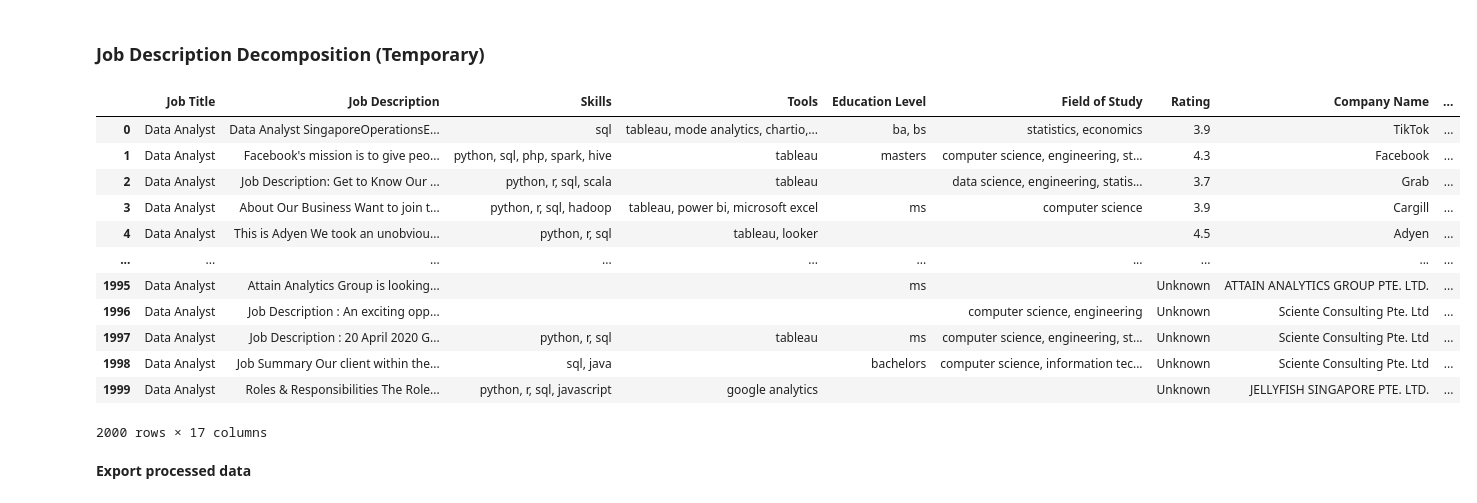
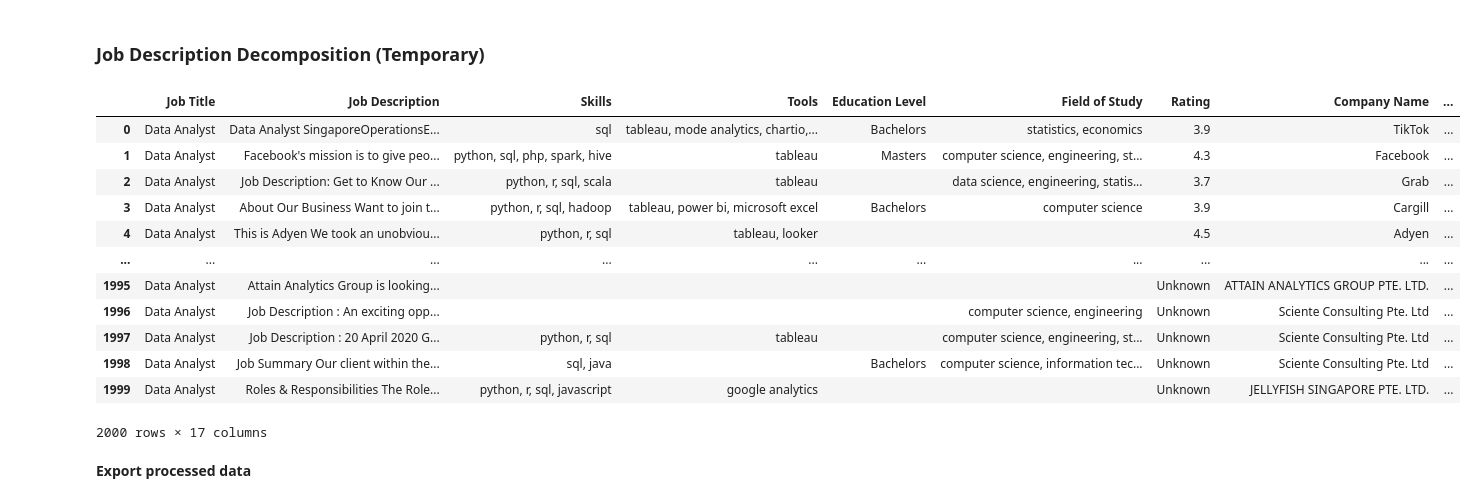
Before and after one commit to Xertifyed-noob/SkillsDash, a Jupyter notebook: notebooks/Data Transformation.ipynb, the cells around one changed output. Drawn from its saved outputs; the diff is of its cells as text; code cells hidden in the pictures.

Commit message:
chore: Improve backend classification for job descriptions

```diff
--- a/notebooks/Data Transformation.ipynb
+++ b/notebooks/Data Transformation.ipynb
@@ -101,59 +101,62 @@ tools_keywords = [
     'aws', 'azure', 'google cloud platform', 'gcp', 'ibm cloud', 'oracle cloud', 'alibaba cloud',
     'jira', 'trello', 'asana', 'slack', 'microsoft teams', 'confluence'
 ]
-education_level_keywords = ['bachelors', 'masters', 'phd', 'ba', 'bs', 'ms', 'mba', 'ma', 'mphil', 'meng', 'beng']
-
+education_level_mapping = {
+    'bachelors': 'Bachelors', "bachelor's": 'Bachelors', 'ba': 'Bachelors', 'bs': 'Bachelors', 'beng': 'Bachelors',
+    'masters': 'Masters', "master's": 'Masters', 'mba': 'Masters', 'ma': 'Masters', 'meng': 'Masters', 'mphil': 'Masters',
+    'phd': 'PhD'
+}
 field_of_study_keywords = ['computer science', 'data science', 'information technology', 'engineering', 'statistics', 'mathematics', 'economics', 'business administration', 'physics', 'chemistry', 'biology']
 
 # Convert keywords to lowercase for case-insensitive matching
 skills_keywords = [re.escape(keyword.lower()) for keyword in skills_keywords]
 tools_keywords = [re.escape(keyword.lower()) for keyword in tools_keywords]
-education_level_keywords = [re.escape(keyword.lower()) for keyword in education_level_keywords]
+education_level_keywords = [keyword.lower() for keyword in education_level_mapping.keys()]
 field_of_study_keywords = [re.escape(keyword.lower()) for keyword in field_of_study_keywords]
 
 def classify_entities(job_description):
     description_lower = job_description.lower()
 
     # Use regular expressions to match whole words
     skills = [skill for skill in skills_keywords if re.search(r'\b' + skill + r'\b', description_lower)]
     tools = [tool for tool in tools_keywords if re.search(r'\b' + tool + r'\b', description_lower)]
-    education_level = [edu_level for edu_level in education_level_keywords if re.search(r'\b' + edu_level + r'\b', description_lower)]
+    education_level = {education_level_mapping[edu_level] for edu_level in education_level_keywords if re.search(r'\b' + re.escape(edu_level) + r'\b', description_lower)}
     field_of_study = [field for field in field_of_study_keywords if re.search(r'\b' + field + r'\b', description_lower)]
 
-    return ', '.join(skills), ', '.join(tools), ', '.join(education_level), ', '.join(field_of_study)
+    return ', '.join(skills), ', '.join(tools), ', '.join(list(education_level)), ', '.join(field_of_study)
 
 # Apply the classification to each job description
 df[['Skills', 'Tools', 'Education Level', 'Field of Study']] = df['Job Description'].apply(lambda x: pd.Series(classify_entities(x)))
 
 # Insert the new columns after "Job Description" and before "Rating"
 job_desc_index = df.columns.get_loc('Job Description')
 rating_index = df.columns.get_loc('Rating')
 
 columns = list(df.columns)
 new_columns_order = columns[:job_desc_index + 1] + ['Skills', 'Tools', 'Education Level', 'Field of Study'] + columns[job_desc_index + 1:rating_index] + columns[rating_index:]
 
 df = df[new_columns_order]
 
 # Removes newline characters and backslashes
 df = df.replace({r'\n': ' ', r'\\': ''}, regex=True)
 
 # Drop duplicate 'Skills', 'Tools', 'Education' columns
 columns_to_drop = ['Skills', 'Tools', 'Education Level', 'Field of Study']
 df = df.loc[:, ~df.columns.duplicated()]
 
 df
 # %% [output]
 |  | Job Title | Job Description | Skills | Tools | Education Level | Field of Study | Rating | Company Name | ... |
-| 0 | Data Analyst | Data Analyst SingaporeOperationsE... | sql | tableau, mode analytics, chartio,... | ba, bs | statistics, economics | 3.9 | TikTok | ... |
-| 1 | Data Analyst | Facebook's mission is to give peo... | python, sql, php, spark, hive | tableau | masters | computer science, engineering, st... | 4.3 | Facebook | ... |
+| 0 | Data Analyst | Data Analyst SingaporeOperationsE... | sql | tableau, mode analytics, chartio,... | Bachelors | statistics, economics | 3.9 | TikTok | ... |
+| 1 | Data Analyst | Facebook's mission is to give peo... | python, sql, php, spark, hive | tableau | Masters | computer science, engineering, st... | 4.3 | Facebook | ... |
 | 2 | Data Analyst | Job Description: Get to Know Our ... | python, r, sql, scala | tableau |  | data science, engineering, statis... | 3.7 | Grab | ... |
-| 3 | Data Analyst | About Our Business Want to join t... | python, r, sql, hadoop | tableau, power bi, microsoft excel | ms | computer science | 3.9 | Cargill | ... |
+| 3 | Data Analyst | About Our Business Want to join t... | python, r, sql, hadoop | tableau, power bi, microsoft excel | Bachelors | computer science | 3.9 | Cargill | ... |
 | 4 | Data Analyst | This is Adyen We took an unobviou... | python, r, sql | tableau, looker |  |  | 4.5 | Adyen | ... |
 | ... | ... | ... | ... | ... | ... | ... | ... | ... | ... |
-| 1995 | Data Analyst | Attain Analytics Group is looking... |  |  | ms |  | Unknown | ATTAIN ANALYTICS GROUP PTE. LTD. | ... |
+| 1995 | Data Analyst | Attain Analytics Group is looking... |  |  |  |  | Unknown | ATTAIN ANALYTICS GROUP PTE. LTD. | ... |
 | 1996 | Data Analyst | Job Description : An exciting opp... |  |  |  | computer science, engineering | Unknown | Sciente Consulting Pte. Ltd | ... |
-| 1997 | Data Analyst | Job Description : 20 April 2020 G... | python, r, sql | tableau | ms | computer science, engineering, st... | Unknown | Sciente Consulting Pte. Ltd | ... |
-| 1998 | Data Analyst | Job Summary Our client within the... | sql, java |  | bachelors | computer science, information tec... | Unknown | Sciente Consulting Pte. Ltd | ... |
+| 1997 | Data Analyst | Job Description : 20 April 2020 G... | python, r, sql | tableau |  | computer science, engineering, st... | Unknown | Sciente Consulting Pte. Ltd | ... |
+| 1998 | Data Analyst | Job Summary Our client within the... | sql, java |  | Bachelors | computer science, information tec... | Unknown | Sciente Consulting Pte. Ltd | ... |
 | 1999 | Data Analyst | Roles & Responsibilities The Role... | python, r, sql, javascript | google analytics |  |  | Unknown | JELLYFISH SINGAPORE PTE. LTD. | ... |
 2000 rows × 17 columns
 # %% [markdown]
```
Also changed, not shown: 1 other file.
